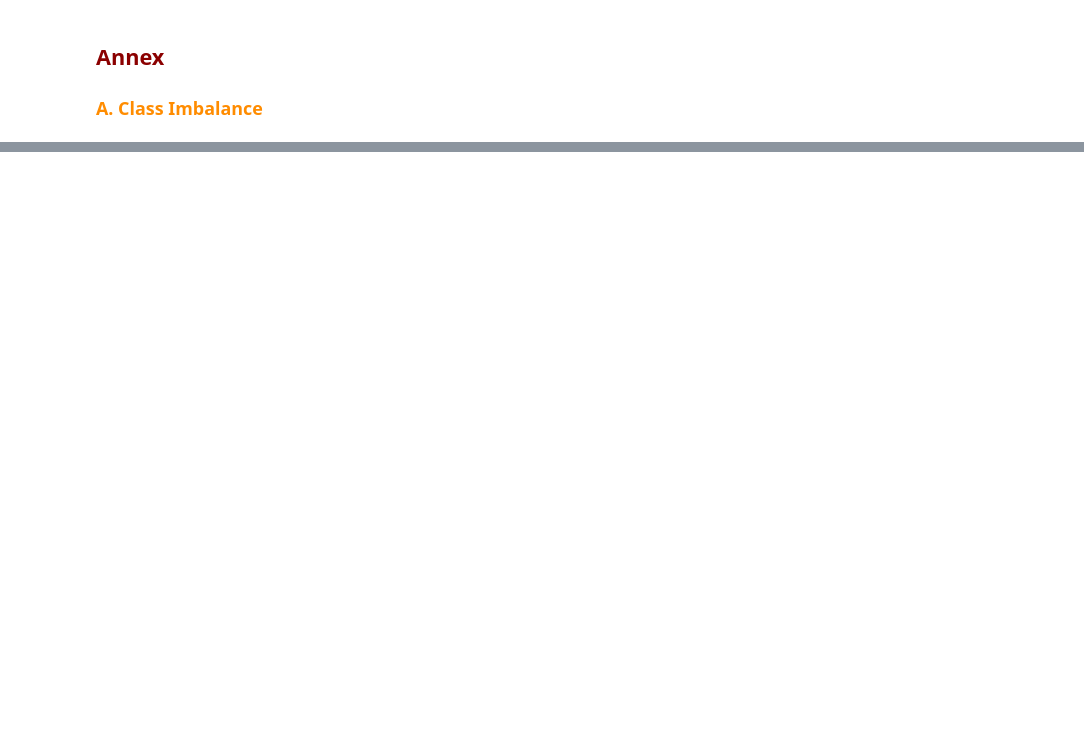
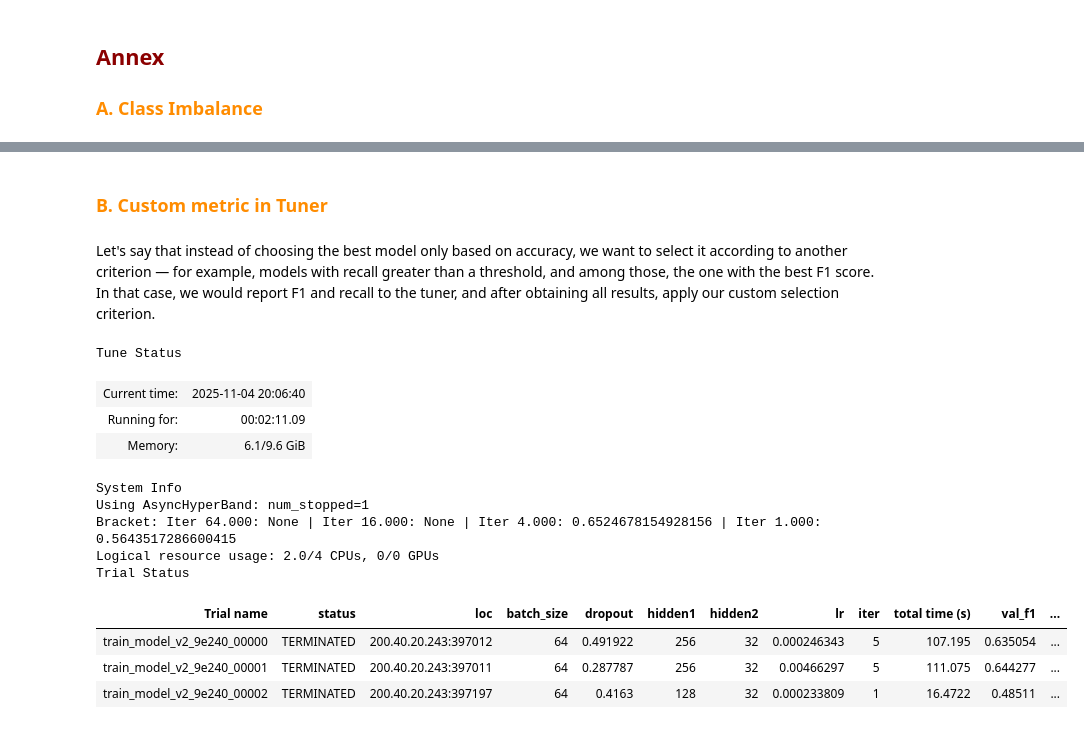
Before and after one commit to MNGARCIA085/AI-Driven-Network-Security, a Jupyter notebook: notebooks/EDA and Quick Prototyping.ipynb, the cells around one changed output, grey strips where cells are left out. Cells and saved outputs as stored; diff of their text form; code cells hidden in the pictures; blank space fills up the shorter version.

```diff
--- a/notebooks/EDA and Quick Prototyping.ipynb
+++ b/notebooks/EDA and Quick Prototyping.ipynb
@@ -1044,0 +719,4 @@ Trial Status
+# %% [markdown]
+### <a id="B" style="color: darkorange; text-decoration: none;"> B. Custom metric in Tuner </a>
+# %% [markdown]
+Let's say that instead of choosing the best model only based on accuracy, we want to select it according to another criterion — for example, models with recall greater than a threshold, and among those, the one with the best F1 score. In that case, we would report F1 and recall to the tuner, and after obtaining all results, apply our custom selection criterion.
@@ -1044,0 +787,48 @@ Trial Status
+# %%
+# search space
+search_space = {
+    "lr": tune.loguniform(1e-4, 1e-2),
+    "batch_size": tune.choice([32, 64, 128]),
+    "hidden1": tune.choice([64, 128, 256]),
+    "hidden2": tune.choice([32, 64, 128]),
+    "dropout": tune.uniform(0.0, 0.5)
+}
+
+scheduler = ASHAScheduler(metric="val_f1", mode="max")
+
+
+tuner = tune.Tuner(
+    tune.with_resources(
+        tune.with_parameters(
+            train_model_v2,
+            X_train=X_train,
+            y_train=y_train,
+            X_val=X_val,
+            y_val=y_val,
+            input_size=input_size,
+            num_classes=num_classes,
+        ),
+        resources={"cpu": 2}
+    ),
+    tune_config=tune.TuneConfig(
+        num_samples=3,
+        scheduler=scheduler
+    ),
+    param_space=search_space,
+)
+
+results = tuner.fit()
+# %% [output]
+Tune Status
+| Current time: | 2025-11-04 20:06:40 |
+| Running for: | 00:02:11.09 |
+| Memory: | 6.1/9.6 GiB |
+System Info
+Using AsyncHyperBand: num_stopped=1
+Bracket: Iter 64.000: None | Iter 16.000: None | Iter 4.000: 0.6524678154928156 | Iter 1.000: 0.5643517286600415
+Logical resource usage: 2.0/4 CPUs, 0/0 GPUs
+Trial Status
+| Trial name | status | loc | batch_size | dropout | hidden1 | hidden2 | lr | iter | total time (s) | val_f1 | ... |
+| train_model_v2_9e240_00000 | TERMINATED | 200.40.20.243:397012 | 64 | 0.491922 | 256 | 32 | 0.000246343 | 5 | 107.195 | 0.635054 | ... |
+| train_model_v2_9e240_00001 | TERMINATED | 200.40.20.243:397011 | 64 | 0.287787 | 256 | 32 | 0.00466297 | 5 | 111.075 | 0.644277 | ... |
+| train_model_v2_9e240_00002 | TERMINATED | 200.40.20.243:397197 | 64 | 0.4163 | 128 | 32 | 0.000233809 | 1 | 16.4722 | 0.48511 | ... |
```
Also changed, not shown: parts of 42 cells of this notebook.
